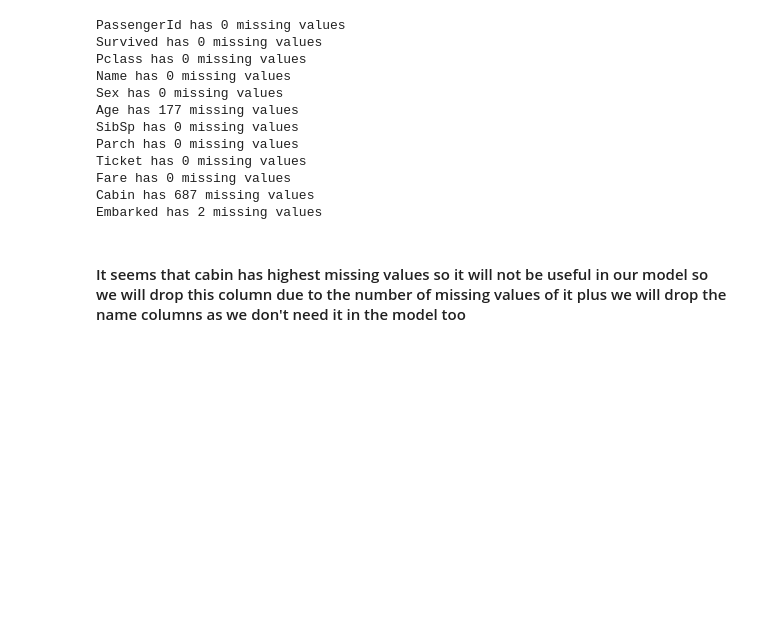
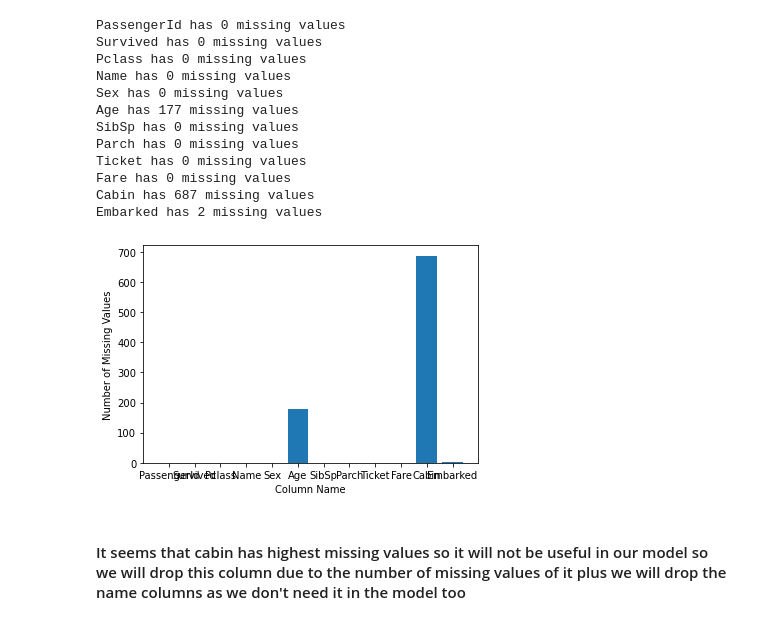
Before and after one commit to mahmodKhaled/Titanic---Machine-Learning-from-Disaster, a Jupyter notebook: Titanic.ipynb, the cells around one changed output. Cells and saved outputs as stored; diff of their text form; code cells hidden in the pictures; blank space fills up the shorter version.

Commit message:
feat: visualize missing values in training and testing data

```diff
--- a/Titanic.ipynb
+++ b/Titanic.ipynb
@@ -9,3 +11,9 @@ from sklearn.impute import SimpleImputer
+# %%
+def visualize_missing_values(col_names,col_missing_values):
+    plt.bar(x=col_names,height=col_missing_values)
+    plt.xlabel('Column Name')
+    plt.ylabel('Number of Missing Values')
+    plt.show()
 # %% [markdown]
 ## Load data files
 # %%
@@ -173,5 +181,7 @@ Fare            0.008211 -0.577147  0.337932  0.171539  0.230046  1.000000
 # %%
+train_missing_values = []
 for col in train.columns:
+    train_missing_values.append(train[col].isnull().sum())
     print(col,"has",train[col].isnull().sum(),"missing values")
 # %% [output]
 PassengerId has 0 missing values
@@ -186,6 +196,10 @@ Ticket has 0 missing values
 Fare has 0 missing values
 Cabin has 687 missing values
 Embarked has 2 missing values
+# %%
+visualize_missing_values(train.columns,train_missing_values)
+# %% [output]
+[figure, added]
 # %% [markdown]
 #### It seems that cabin has highest missing values so it will not be useful in our model so we will drop this column due to the number of missing values of it plus we will drop the name columns as we don't need it in the model too
 # %%
```
Also changed, not shown: parts of 5 cells of this notebook.
